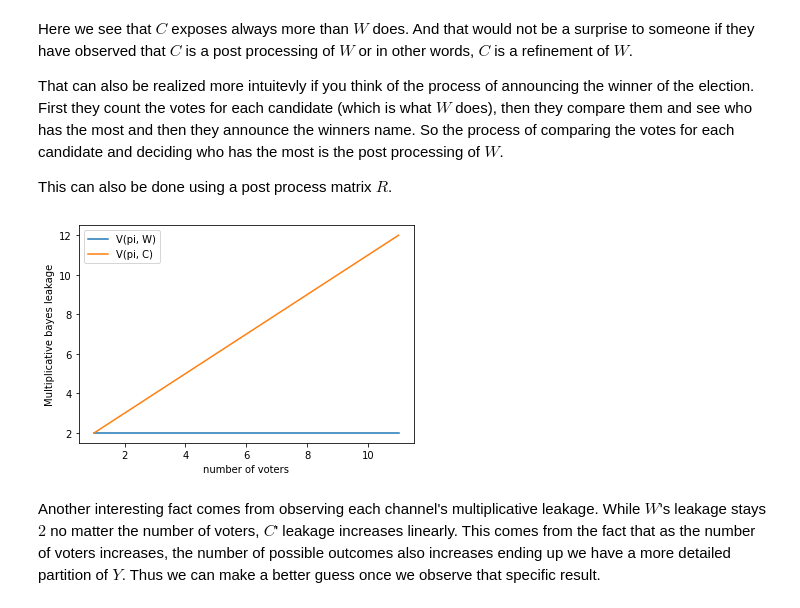
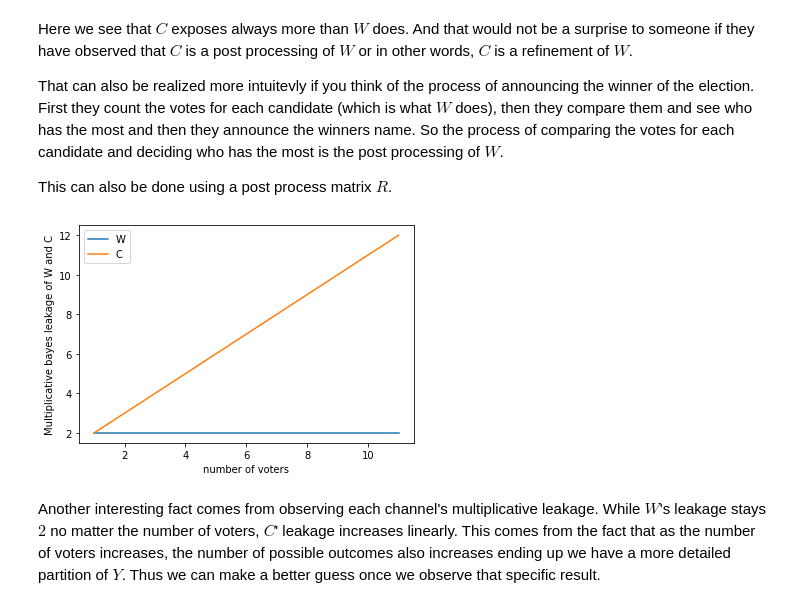
Before and after one commit to damik3/qif-notebooks, a Jupyter notebook: voting_systems/voting_systems.ipynb, the cells around one changed output. Cells and saved outputs as stored; diff of their text form; code cells hidden in the pictures.

```diff
--- a/voting_systems/voting_systems.ipynb
+++ b/voting_systems/voting_systems.ipynb
@@ -221,14 +221,14 @@ That can also be realized more intuitevly if you think of the process of announc
 
 This can also be done using a post process matrix $R$.
 # %%
-plt.plot(vs, [measure.bayes_vuln.mult_leakage(probab.uniform(c ** v), get_W(v, c)) for v in vs], label="V(pi, W)")
-plt.plot(vs, [measure.bayes_vuln.mult_leakage(probab.uniform(c ** v), get_C(v, c)) for v in vs], label="V(pi, C)")
+plt.plot(vs, [measure.bayes_vuln.mult_leakage(probab.uniform(c ** v), get_W(v, c)) for v in vs], label="W")
+plt.plot(vs, [measure.bayes_vuln.mult_leakage(probab.uniform(c ** v), get_C(v, c)) for v in vs], label="C")
 plt.xlabel('number of voters')
-plt.ylabel('Multiplicative bayes leakage')
+plt.ylabel('Multiplicative bayes leakage of W and C')
 plt.legend()
 None
 # %% [output]
-[figure, old version]
+[figure, new version]
 # %% [markdown]
 Another interesting fact comes from observing each channel's multiplicative leakage. While $W$'s leakage stays $2$ no matter the number of voters, $C$' leakage increases linearly. This comes from the fact that as the number of voters increases, the number of possible outcomes also increases ending up we have a more detailed partition of $Y$. Thus we can make a better guess once we observe that specific result.
 # %% [markdown]
```
Also changed, not shown: parts of 1 cell of this notebook.
